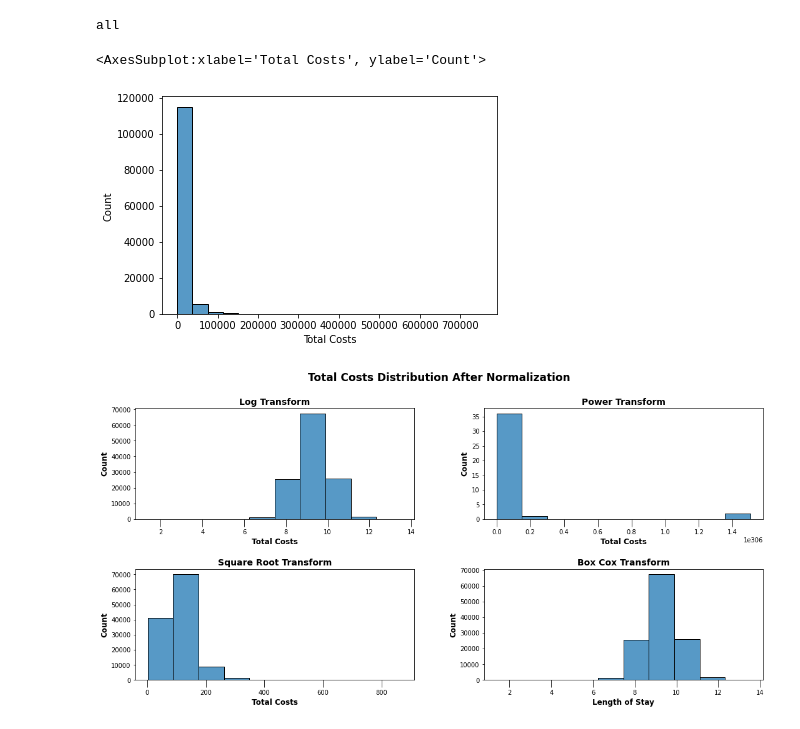
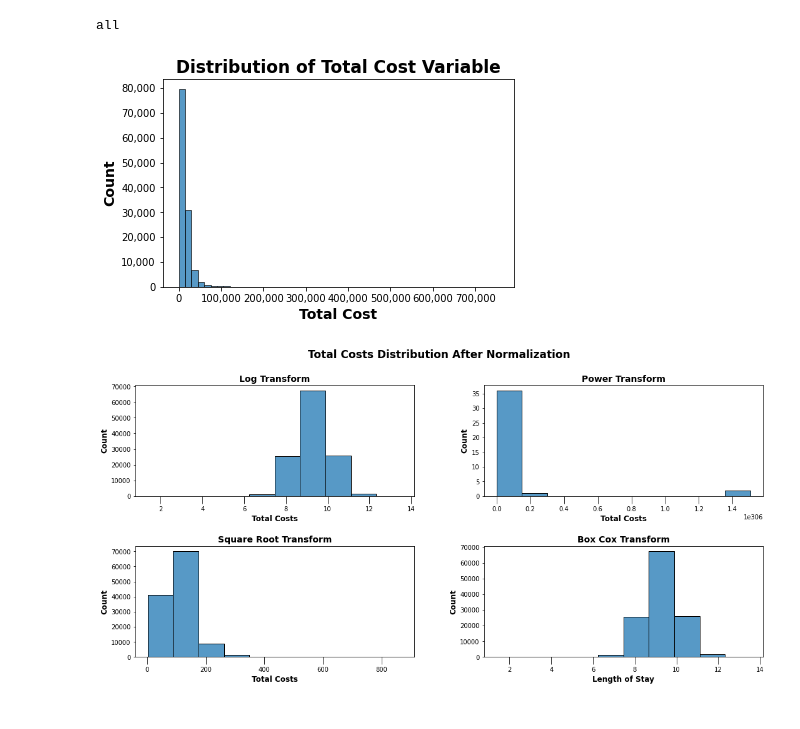
Before and after one commit to srilekha-sikhinam/medficient, a Jupyter notebook: notebooks/Total Costs Regression.ipynb, the cells around one changed output. Saved outputs shown, nothing was run; the diff lists cells and outputs as text; code cells hidden in the pictures.

```diff
--- a/notebooks/Total Costs Regression.ipynb
+++ b/notebooks/Total Costs Regression.ipynb
@@ -29,12 +34,19 @@ all_patient_df = load_data('all', data_file_path)
 all_patient_df = all_patient_df[all_patient_df['Total Costs'] > 0]
 # %% [output]
 all
-# %%
-#Plot distibution of length of stay target variable
-sns.histplot(all_patient_df['Total Costs'], bins=20, palette='orangered')
-# %% [output]
-<AxesSubplot:xlabel='Total Costs', ylabel='Count'>
-[figure, removed]
+# %%
+#Plot distibution of length of stay target variable
+sns.histplot(all_patient_df['Total Costs'], bins=50, palette='orangered')
+current_values_y = plt.gca().get_yticks()
+current_values_x = plt.gca().get_xticks()
+plt.gca().set_yticklabels(['{:,.0f}'.format(x) for x in current_values_y])
+plt.gca().set_xticklabels(['{:,.0f}'.format(x) for x in current_values_x])
+plt.xlabel('Total Cost', fontsize=14, fontweight='bold')
+plt.ylabel('Count', fontsize=14, fontweight='bold')
+plt.title('Distribution of Total Cost Variable', fontsize=17, fontweight='bold')
+plt.tight_layout(rect = [0, 0, 1, 0.988])
+# %% [output]
+[figure, added]
 # %%
 #Plot distibution of length of stay target variable
 fig, axes = plt.subplots(2, 2, figsize=(18, 8), sharey=False)
```
Also changed, not shown: parts of 9 cells of this notebook, 13 other files.
